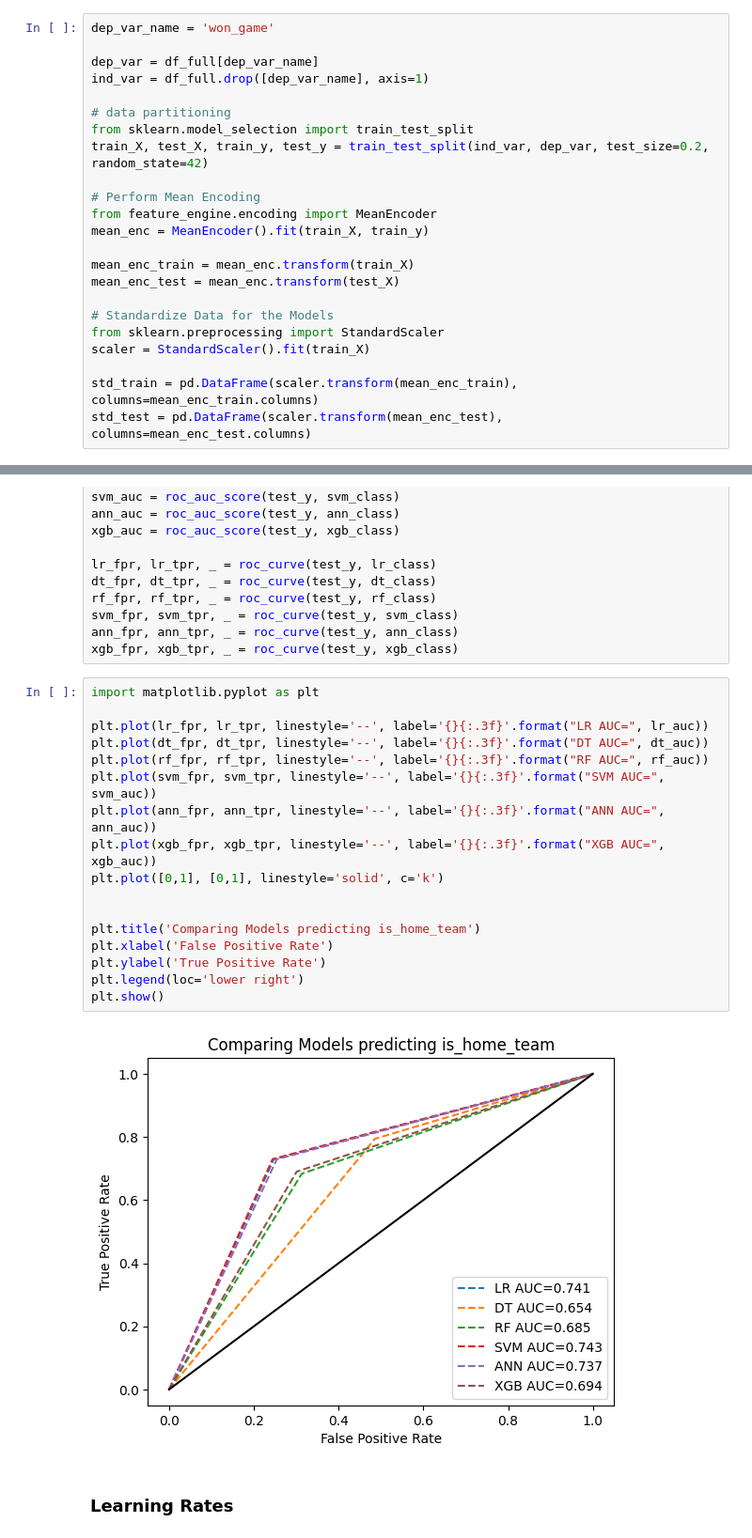
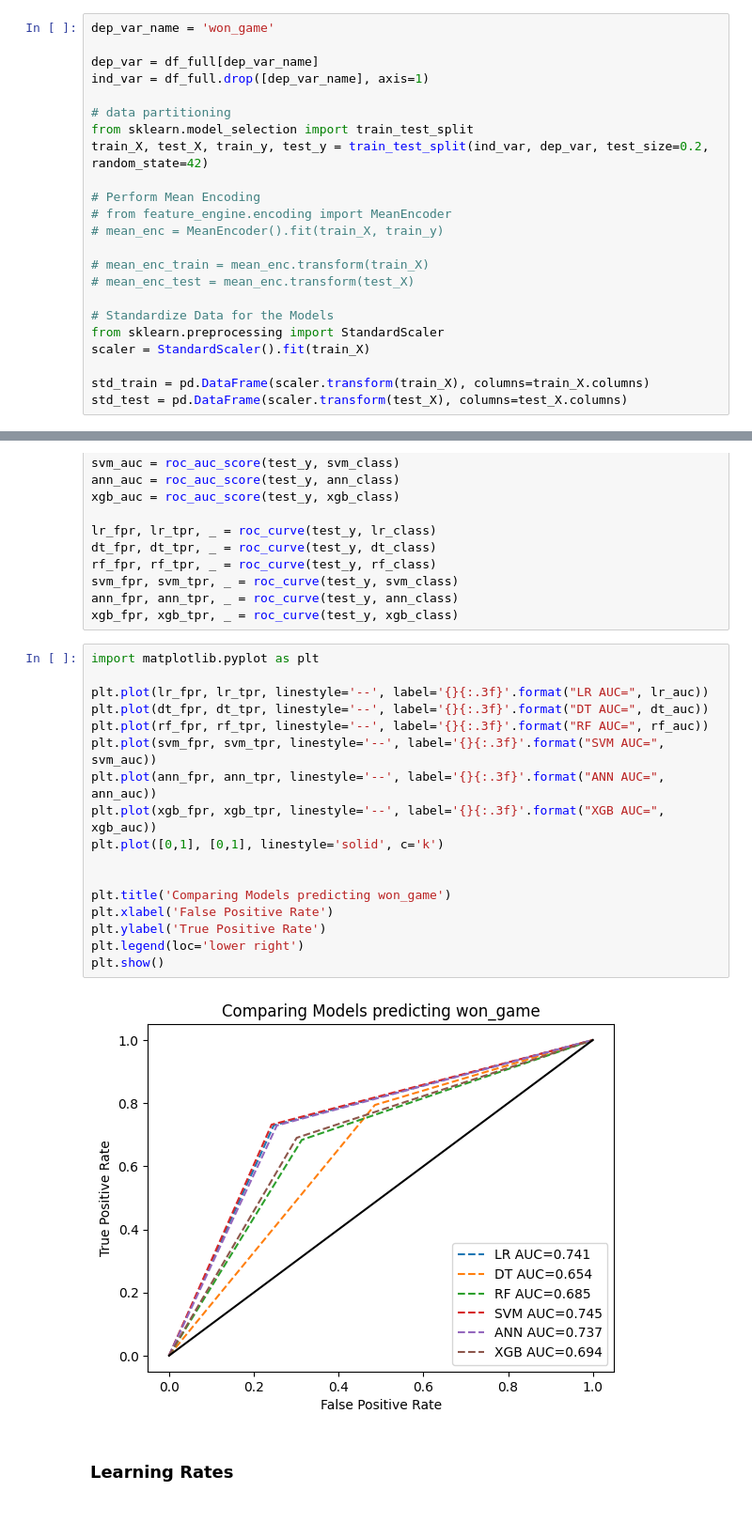
Before and after one commit to dBCooper2/bint-capstone, a Jupyter notebook: projects/client-presentation-3/client-pres-3-notebook.ipynb, the cells around one changed output, grey strips where cells are left out. Shown: that part at 94% size. Cells and saved outputs as stored; diff of their text form.

```diff
--- a/projects/client-presentation-3/client-pres-3-notebook.ipynb
+++ b/projects/client-presentation-3/client-pres-3-notebook.ipynb
@@ -222,15 +222,15 @@ from sklearn.model_selection import train_test_split
 train_X, test_X, train_y, test_y = train_test_split(ind_var, dep_var, test_size=0.2, random_state=42)
 
 # Perform Mean Encoding
-from feature_engine.encoding import MeanEncoder
-mean_enc = MeanEncoder().fit(train_X, train_y)
+# from feature_engine.encoding import MeanEncoder
+# mean_enc = MeanEncoder().fit(train_X, train_y)
 
-mean_enc_train = mean_enc.transform(train_X)
-mean_enc_test = mean_enc.transform(test_X)
+# mean_enc_train = mean_enc.transform(train_X)
+# mean_enc_test = mean_enc.transform(test_X)
 
 # Standardize Data for the Models
 from sklearn.preprocessing import StandardScaler
 scaler = StandardScaler().fit(train_X)
 
-std_train = pd.DataFrame(scaler.transform(mean_enc_train), columns=mean_enc_train.columns)
-std_test = pd.DataFrame(scaler.transform(mean_enc_test), columns=mean_enc_test.columns)
+std_train = pd.DataFrame(scaler.transform(train_X), columns=train_X.columns)
+std_test = pd.DataFrame(scaler.transform(test_X), columns=test_X.columns)
@@ -338,22 +336,22 @@ xgb_fpr, xgb_tpr, _ = roc_curve(test_y, xgb_class)
 # %%
 import matplotlib.pyplot as plt
 
 plt.plot(lr_fpr, lr_tpr, linestyle='--', label='{}{:.3f}'.format("LR AUC=", lr_auc))
 plt.plot(dt_fpr, dt_tpr, linestyle='--', label='{}{:.3f}'.format("DT AUC=", dt_auc))
 plt.plot(rf_fpr, rf_tpr, linestyle='--', label='{}{:.3f}'.format("RF AUC=", rf_auc))
 plt.plot(svm_fpr, svm_tpr, linestyle='--', label='{}{:.3f}'.format("SVM AUC=", svm_auc))
 plt.plot(ann_fpr, ann_tpr, linestyle='--', label='{}{:.3f}'.format("ANN AUC=", ann_auc))
 plt.plot(xgb_fpr, xgb_tpr, linestyle='--', label='{}{:.3f}'.format("XGB AUC=", xgb_auc))
 plt.plot([0,1], [0,1], linestyle='solid', c='k')
 
 
-plt.title('Comparing Models predicting is_home_team')
+plt.title('Comparing Models predicting won_game')
 plt.xlabel('False Positive Rate')
 plt.ylabel('True Positive Rate')
 plt.legend(loc='lower right')
 plt.show()
 # %% [output]
-[figure, old version]
+[figure, new version]
 # %% [markdown]
 ### Learning Rates
 # %% [markdown]
```
Also changed, not shown: parts of 12 cells of this notebook, 8 other files.
